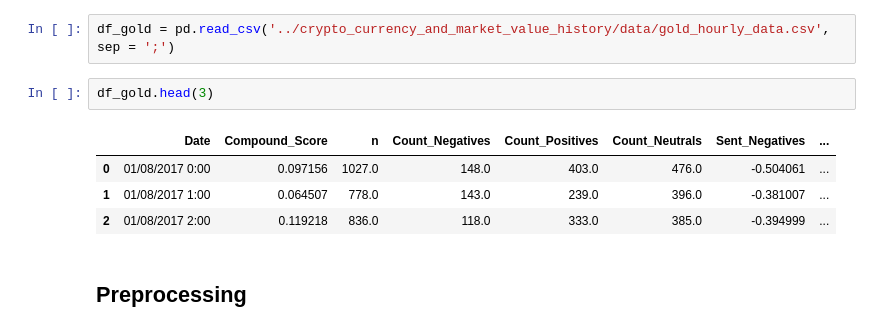
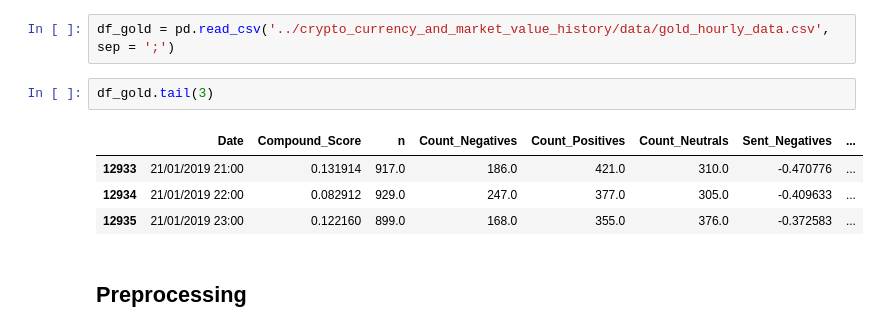
Before and after one commit to MohammadBakir/Bitcoin-Price-Prediction, a Jupyter notebook: time_series/time_series.ipynb, the cells around one changed output. Drawn from its saved outputs; the diff is of its cells as text.

```diff
--- a/time_series/time_series.ipynb
+++ b/time_series/time_series.ipynb
@@ -162,12 +162,12 @@ df_vix_hourly.head(3)
 # %%
 df_gold = pd.read_csv('../crypto_currency_and_market_value_history/data/gold_hourly_data.csv', sep = ';')
 # %%
-df_gold.head(3)
+df_gold.tail(3)
 # %% [output]
 |  | Date | Compound_Score | n | Count_Negatives | Count_Positives | Count_Neutrals | Sent_Negatives | ... |
-| 0 | 01/08/2017 0:00 | 0.097156 | 1027.0 | 148.0 | 403.0 | 476.0 | -0.504061 | ... |
-| 1 | 01/08/2017 1:00 | 0.064507 | 778.0 | 143.0 | 239.0 | 396.0 | -0.381007 | ... |
-| 2 | 01/08/2017 2:00 | 0.119218 | 836.0 | 118.0 | 333.0 | 385.0 | -0.394999 | ... |
+| 12933 | 21/01/2019 21:00 | 0.131914 | 917.0 | 186.0 | 421.0 | 310.0 | -0.470776 | ... |
+| 12934 | 21/01/2019 22:00 | 0.082912 | 929.0 | 247.0 | 377.0 | 305.0 | -0.409633 | ... |
+| 12935 | 21/01/2019 23:00 | 0.122160 | 899.0 | 168.0 | 355.0 | 376.0 | -0.372583 | ... |
 # %% [markdown]
 ## Preprocessing
 # %%
```
Also changed, not shown: parts of 25 cells of this notebook.
